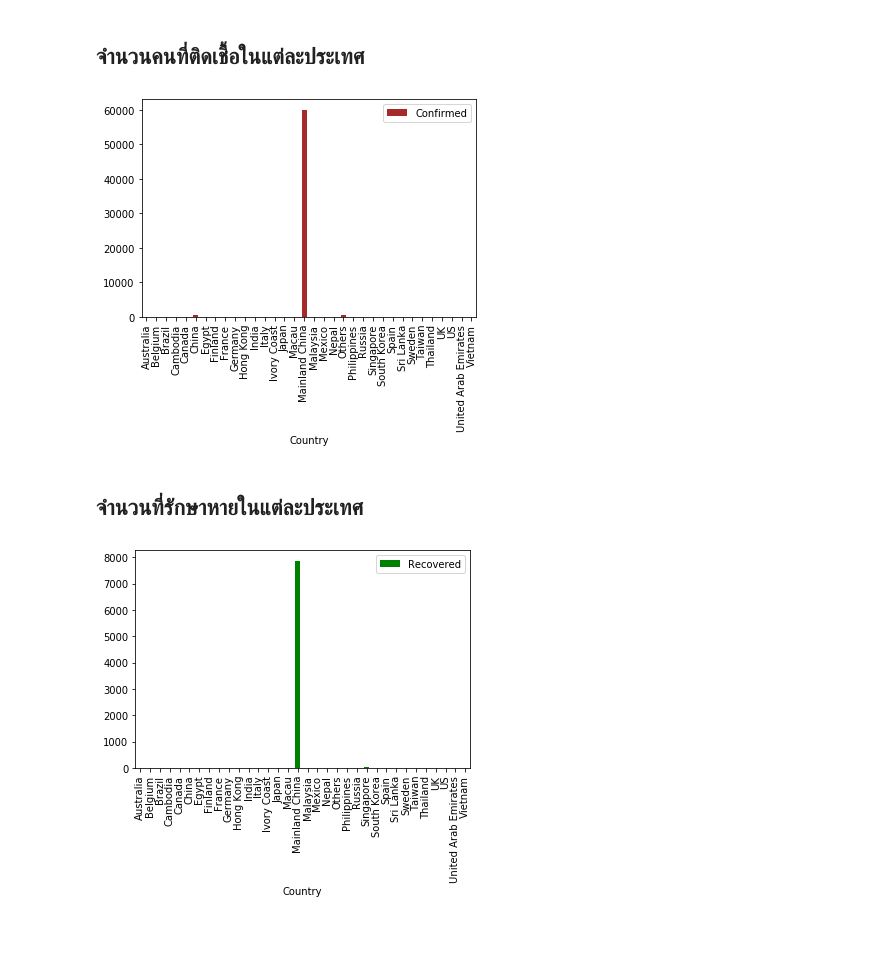
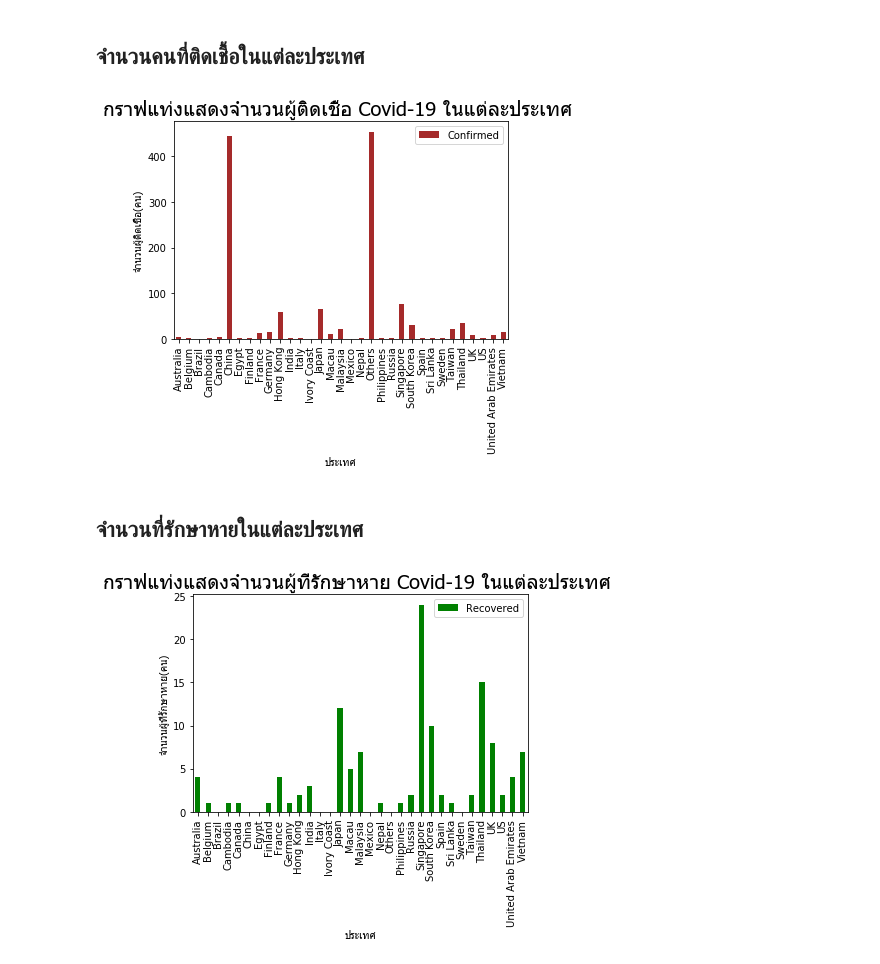
Before and after one commit to boomtoto/python_dataviz, a Jupyter notebook: FN.ipynb, the cells around one changed output. Cells and saved outputs as stored; diff of their text form; code cells hidden in the pictures; blank space fills up the shorter version.

```diff
--- a/FN.ipynb
+++ b/FN.ipynb
@@ -90,0 +104,3 @@ GC
+# %%
+GC1 = GC[GC['Country']!='Mainland China']
+GC1
@@ -92,15 +126,21 @@ GC
 ## จำนวนคนที่ติดเชื้อในแต่ละประเทศ
 # %%
 import matplotlib.pyplot as plt
-GC.plot(kind='bar', x='Country', y='Confirmed', color='Brown')
+GC1.plot(kind='bar', x='Country', y='Confirmed', color='Brown')
+plt.xlabel('ประเทศ',fontname='Tahoma')
+plt.ylabel('จำนวนผู้ติดเชื้อ(คน)',fontname='Tahoma')
+plt.title('กราฟแท่งแสดงจำนวนผู้ติดเชื้อ Covid-19 ในแต่ละประเทศ ',fontname='Tahoma',fontsize=20)
 plt.show()
 # %% [output]
-[figure, old version]
+[figure, new version]
 # %% [markdown]
 ## จำนวนที่รักษาหายในแต่ละประเทศ
 # %%
 import matplotlib.pyplot as plt
-GC.plot(kind='bar', x='Country', y='Recovered', color='Green')
+GC1.plot(kind='bar', x='Country', y='Recovered', color='Green')
+plt.xlabel('ประเทศ',fontname='Tahoma')
+plt.ylabel('จำนวนผู้ที่รักษาหาย(คน)',fontname='Tahoma')
+plt.title('กราฟแท่งแสดงจำนวนผู้ที่รักษาหาย Covid-19 ในแต่ละประเทศ ',fontname='Tahoma',fontsize=20)
 plt.show()
 # %% [output]
-[figure, old version]
+[figure, new version]
```
Also changed, not shown: parts of 13 cells of this notebook.
